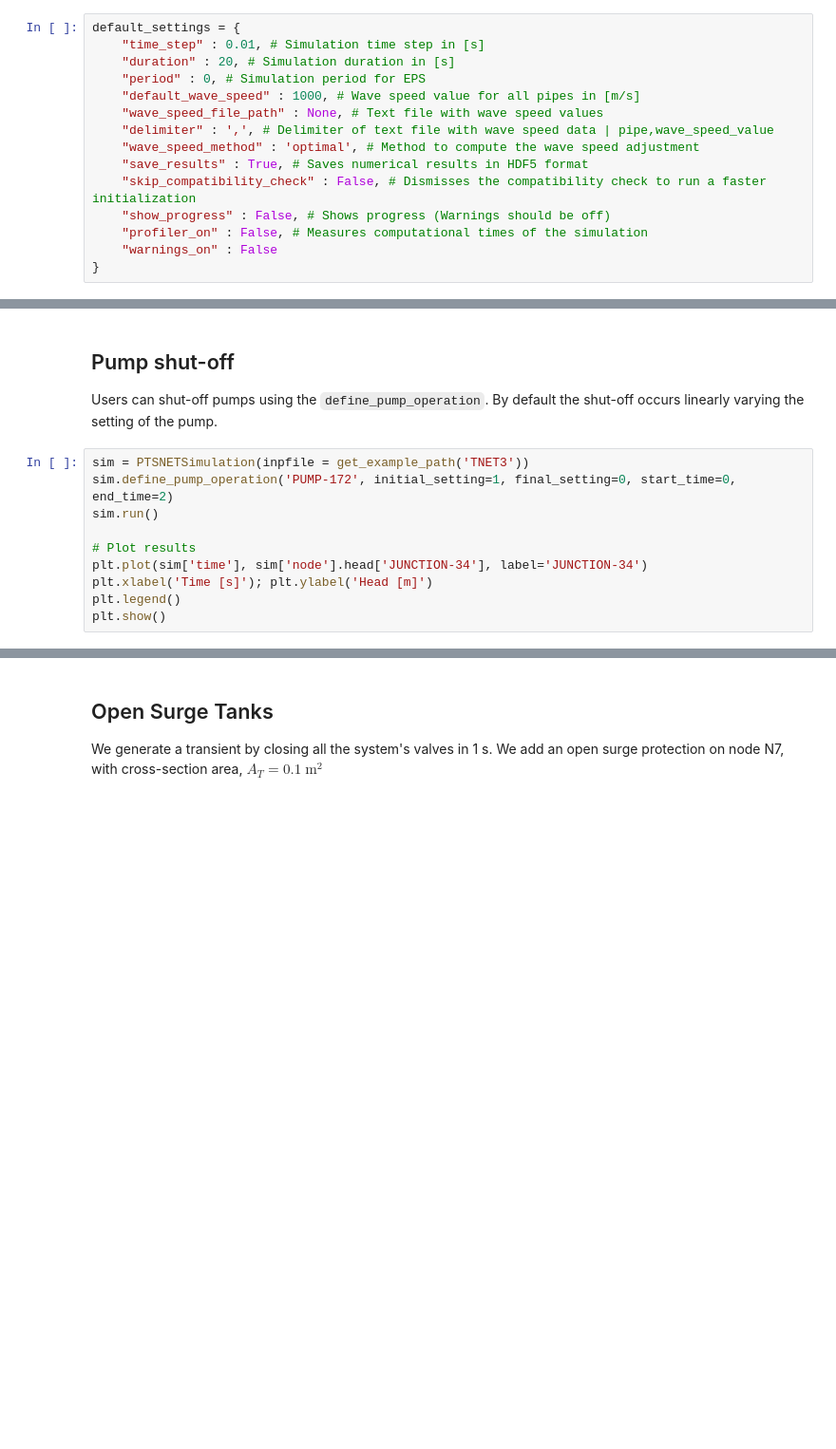
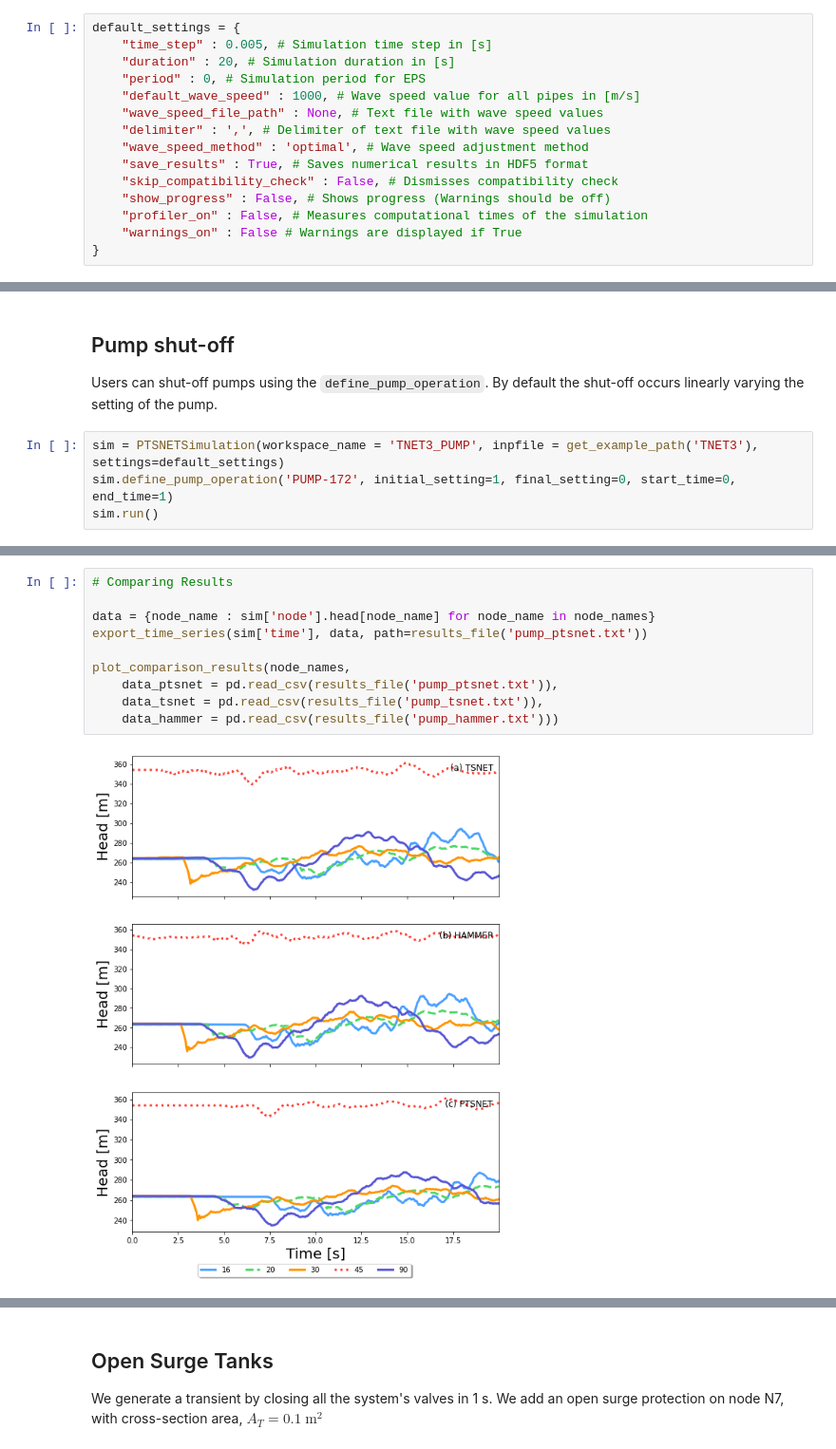
Before and after one commit to gandresr/ptsnet, a Jupyter notebook: publication/main.ipynb, the cells around one changed output, grey strips where cells are left out. Shown at 95% size. Drawn from its saved outputs; the diff is of its cells as text; blank space fills up the shorter version.

```diff
--- a/publication/main.ipynb
+++ b/publication/main.ipynb
@@ -9,18 +17,18 @@ from ptsnet.utils.io import get_example_path
 Simulation settings can be defined using a dictionary. We show below the default simulation settings.
 # %%
 default_settings = {
-    "time_step" : 0.01, # Simulation time step in [s]
+    "time_step" : 0.005, # Simulation time step in [s]
     "duration" : 20, # Simulation duration in [s]
     "period" : 0, # Simulation period for EPS
     "default_wave_speed" : 1000, # Wave speed value for all pipes in [m/s]
     "wave_speed_file_path" : None, # Text file with wave speed values
-    "delimiter" : ',', # Delimiter of text file with wave speed data | pipe,wave_speed_value
-    "wave_speed_method" : 'optimal', # Method to compute the wave speed adjustment
+    "delimiter" : ',', # Delimiter of text file with wave speed values
+    "wave_speed_method" : 'optimal', # Wave speed adjustment method
     "save_results" : True, # Saves numerical results in HDF5 format
-    "skip_compatibility_check" : False, # Dismisses the compatibility check to run a faster initialization
+    "skip_compatibility_check" : False, # Dismisses compatibility check
     "show_progress" : False, # Shows progress (Warnings should be off)
     "profiler_on" : False, # Measures computational times of the simulation
-    "warnings_on" : False
+    "warnings_on" : False # Warnings are displayed if True
 }
 # %% [markdown]
 ## Running a Simulation
@@ -56,13 +73,7 @@ Warning: valves ['VALVE-180' 'VALVE-176' 'VALVE-175' 'VALVE-174' 'VALVE-173' 'VA
 ## Pump shut-off
 Users can shut-off pumps using the `define_pump_operation`. By default the shut-off occurs linearly varying the setting of the pump.
 # %%
-sim = PTSNETSimulation(inpfile = get_example_path('TNET3'))
-sim.define_pump_operation('PUMP-172', initial_setting=1, final_setting=0, start_time=0, end_time=2)
+sim = PTSNETSimulation(workspace_name = 'TNET3_PUMP', inpfile = get_example_path('TNET3'), settings=default_settings)
+sim.define_pump_operation('PUMP-172', initial_setting=1, final_setting=0, start_time=0, end_time=1)
 sim.run()
-
-# Plot results
-plt.plot(sim['time'], sim['node'].head['JUNCTION-34'], label='JUNCTION-34')
-plt.xlabel('Time [s]'); plt.ylabel('Head [m]')
-plt.legend()
-plt.show()
 # %% [output]
@@ -71,0 +81,12 @@ Warning: valves ['VALVE-180' 'VALVE-176' 'VALVE-175' 'VALVE-174' 'VALVE-173' 'VA
+# %%
+# Comparing Results
+
+data = {node_name : sim['node'].head[node_name] for node_name in node_names}
+export_time_series(sim['time'], data, path=results_file('pump_ptsnet.txt'))
+
+plot_comparison_results(node_names,
+    data_ptsnet = pd.read_csv(results_file('pump_ptsnet.txt')),
+    data_tsnet = pd.read_csv(results_file('pump_tsnet.txt')),
+    data_hammer = pd.read_csv(results_file('pump_hammer.txt')))
+# %% [output]
+[figure, added]
```
Also changed, not shown: parts of 16 cells of this notebook, 22 other files.
